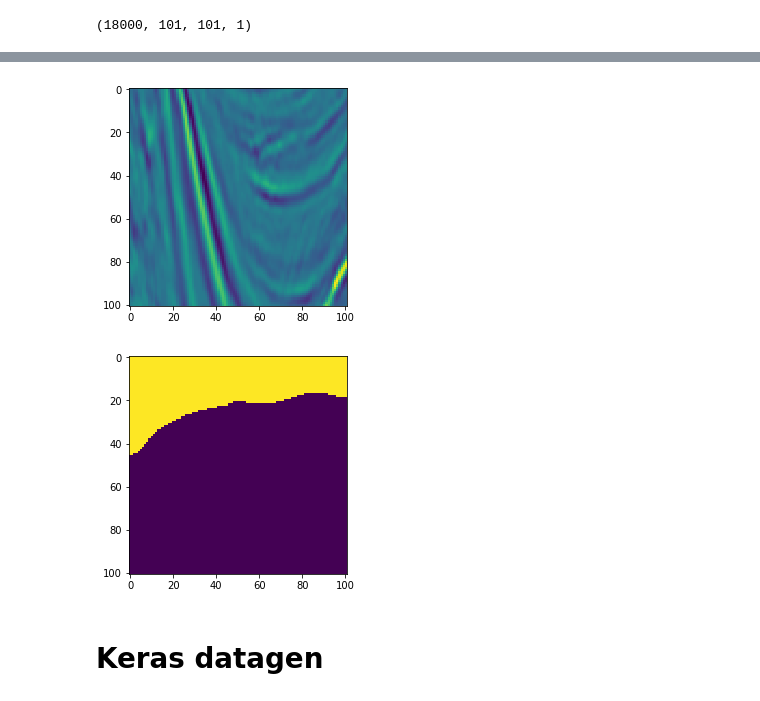
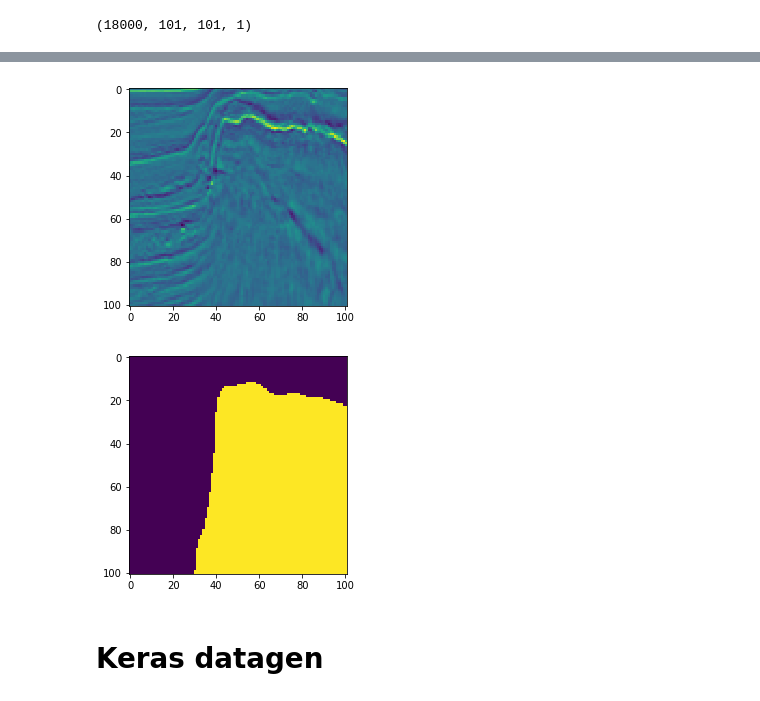
Before and after one commit to douglas125/McLyEdSegmentation, a Jupyter notebook: TGSSeismic.ipynb, the cells around one changed output, grey strips where cells are left out. Cells and saved outputs as stored; diff of their text form; code cells hidden in the pictures.

Commit message:
Inspection of generated masks

```diff
--- a/TGSSeismic.ipynb
+++ b/TGSSeismic.ipynb
@@ -164,0 +165,6 @@ Mean: 122.80113330049626 Std: 37.416121872549134
+# %%
+import pickle
+with open('test_ids.pkl', 'rb') as f:
+    test_ids_linux = pickle.load(f)
+
+test_ids_linux[0:10]
@@ -165,6 +182,7 @@ Mean: 122.80113330049626 Std: 37.416121872549134
 # %%
 #read test data along with some predictions
-X_test, d_test = ImageReader.ReadSegmentationImages(testFolder, depthFile, readMasks = False)
+X_test, d_test = ImageReader.ReadSegmentationImages(testFolder, depthFile, readMasks = False, presetImgIds = test_ids_linux)
 X_test = X_test/255.0 #(X_test-X_train_mean)/(2*X_train_std)
+test_ids = test_ids_linux
 # %% [output]
 Getting images and masks ...
@@ -188,14 +206,14 @@ plt.show()
 # %%
-# Check if training data looks all right
-ix = 7 #np.random.randint(0, len(X_test))
+# Check if test data looks all right
+ix = np.random.randint(0, len(X_test))
 #plt.imshow(np.dstack((X_train[ix],X_train[ix],X_train[ix])))
 plt.imshow(X_test[ix,:,:,0])
 plt.show()
 plt.imshow(y_test_pred[ix,:,:,0]>0.5)
 plt.show()
 # %% [output]
-[figure, old version]
+[figure, new version]
-[figure, old version]
+[figure, new version]
 # %% [markdown]
 # Keras datagen
 # %%
```
Also changed, not shown: parts of 4 cells of this notebook, 2 other files.
